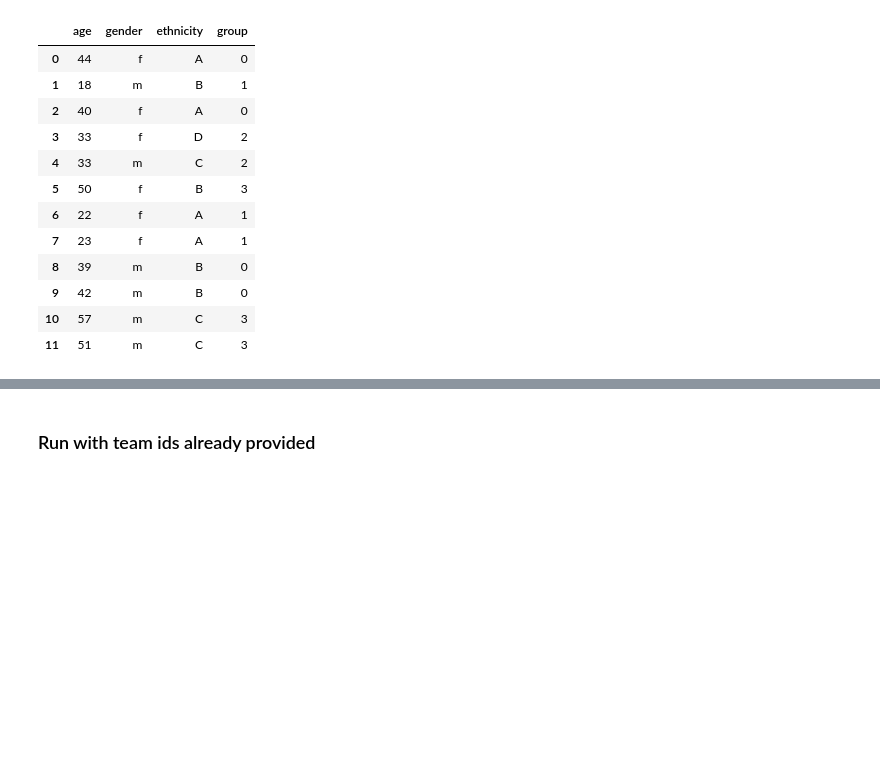
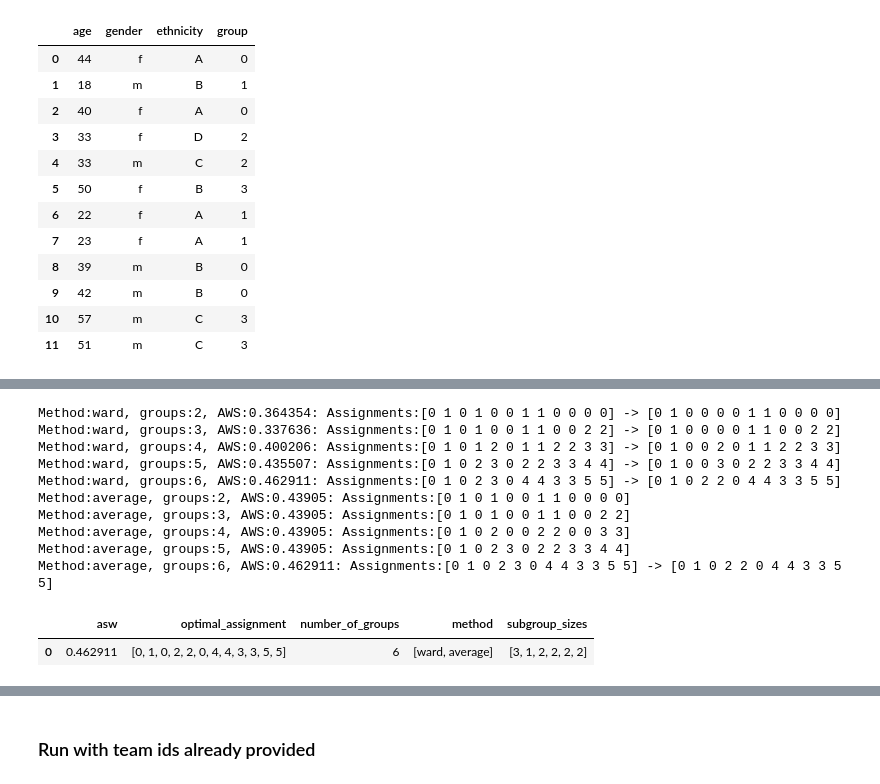
Before and after one commit to bryaneadams/faultiness, a Jupyter notebook: test_run.ipynb, the cells around one changed output, grey strips where cells are left out. Saved outputs shown, nothing was run; the diff lists cells and outputs as text; code cells hidden in the pictures; blank space fills up the shorter version.

```diff
--- a/test_run.ipynb
+++ b/test_run.ipynb
@@ -72,0 +93,16 @@ df
+# %%
+results = asw_cluster.fit(t_df, 6, quiet=False, return_type='df')
+results
+# %% [output]
+Method:ward, groups:2, AWS:0.364354: Assignments:[0 1 0 1 0 0 1 1 0 0 0 0] -> [0 1 0 0 0 0 1 1 0 0 0 0]
+Method:ward, groups:3, AWS:0.337636: Assignments:[0 1 0 1 0 0 1 1 0 0 2 2] -> [0 1 0 0 0 0 1 1 0 0 2 2]
+Method:ward, groups:4, AWS:0.400206: Assignments:[0 1 0 1 2 0 1 1 2 2 3 3] -> [0 1 0 0 2 0 1 1 2 2 3 3]
+Method:ward, groups:5, AWS:0.435507: Assignments:[0 1 0 2 3 0 2 2 3 3 4 4] -> [0 1 0 0 3 0 2 2 3 3 4 4]
+Method:ward, groups:6, AWS:0.462911: Assignments:[0 1 0 2 3 0 4 4 3 3 5 5] -> [0 1 0 2 2 0 4 4 3 3 5 5]
+Method:average, groups:2, AWS:0.43905: Assignments:[0 1 0 1 0 0 1 1 0 0 0 0]
+Method:average, groups:3, AWS:0.43905: Assignments:[0 1 0 1 0 0 1 1 0 0 2 2]
+Method:average, groups:4, AWS:0.43905: Assignments:[0 1 0 2 0 0 2 2 0 0 3 3]
+Method:average, groups:5, AWS:0.43905: Assignments:[0 1 0 2 3 0 2 2 3 3 4 4]
+Method:average, groups:6, AWS:0.462911: Assignments:[0 1 0 2 3 0 4 4 3 3 5 5] -> [0 1 0 2 2 0 4 4 3 3 5 5]
+|  | asw | optimal_assignment | number_of_groups | method | subgroup_sizes |
+| 0 | 0.462911 | [0, 1, 0, 2, 2, 0, 4, 4, 3, 3, 5, 5] | 6 | [ward, average] | [3, 1, 2, 2, 2, 2] |
```
Also changed, not shown: parts of 4 cells of this notebook, 1 other file.
